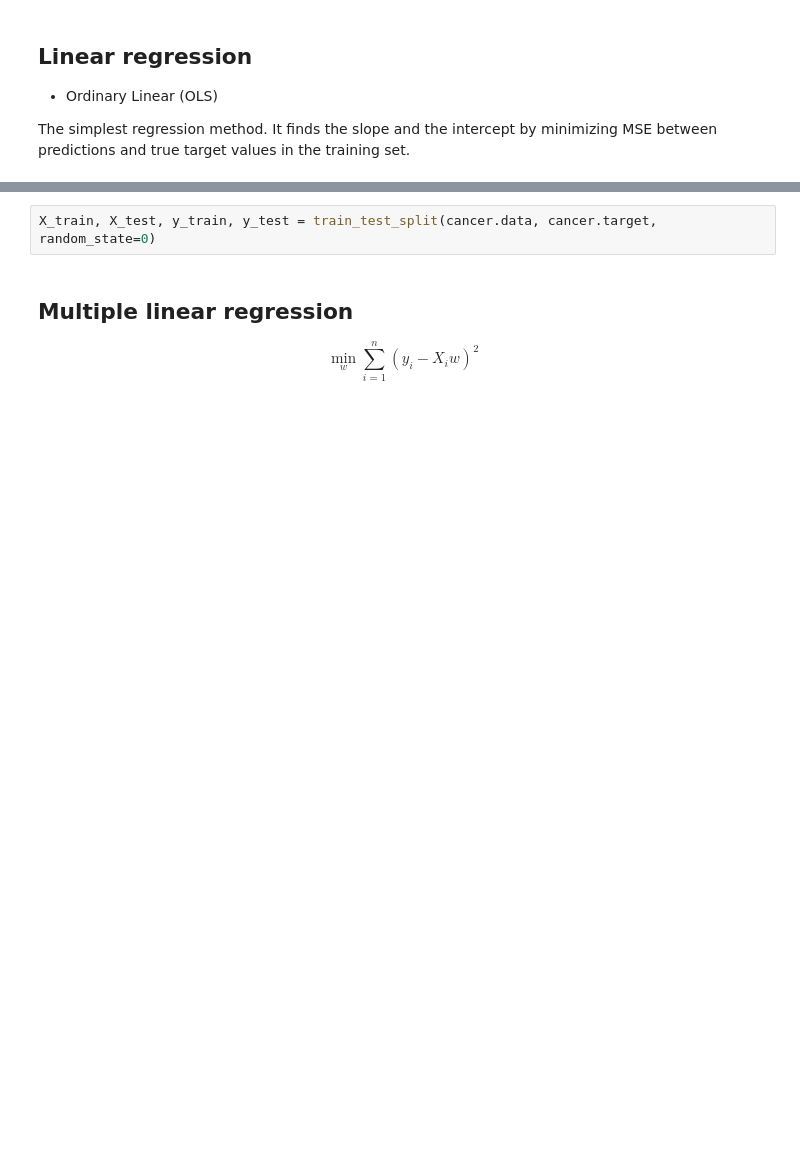
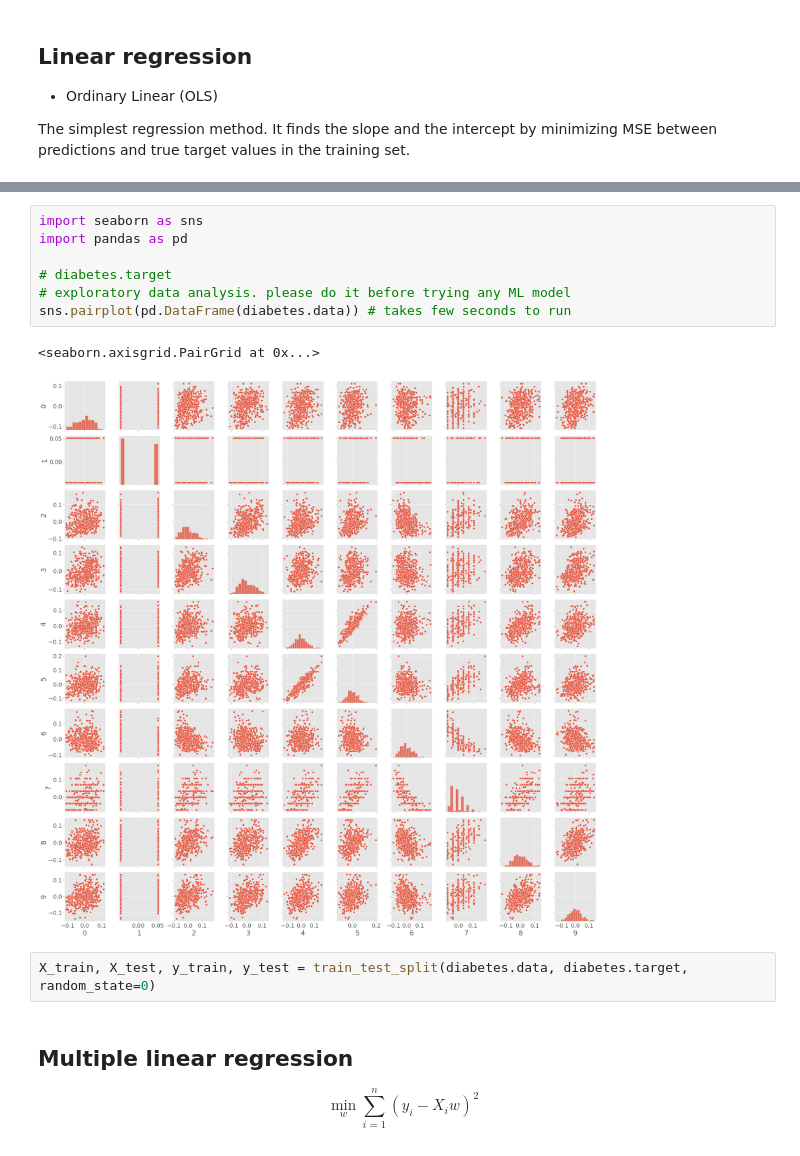
Before and after one commit to arghyadutta/AIComplexSystems, a Jupyter notebook: 04-notebook.ipynb, the cells around one changed output, grey strips where cells are left out. Saved outputs shown, nothing was run; the diff lists cells and outputs as text; blank space fills up the shorter version.

```diff
--- a/04-notebook.ipynb
+++ b/04-notebook.ipynb
@@ -258,5 +237,15 @@ sns.pairplot(pd.DataFrame(cancer.data[:,:3]))
+# %%
+import seaborn as sns
+import pandas as pd
+
+# diabetes.target
+# exploratory data analysis. please do it before trying any ML model
+sns.pairplot(pd.DataFrame(diabetes.data)) # takes few seconds to run
+# %% [output]
+<seaborn.axisgrid.PairGrid at 0x...>
+[figure, added]
 # %%
-X_train, X_test, y_train, y_test = train_test_split(cancer.data, cancer.target, random_state=0)
+X_train, X_test, y_train, y_test = train_test_split(diabetes.data, diabetes.target, random_state=0)
 # %% [markdown]
 ## Multiple linear regression
 
```
Also changed, not shown: parts of 11 cells of this notebook.
